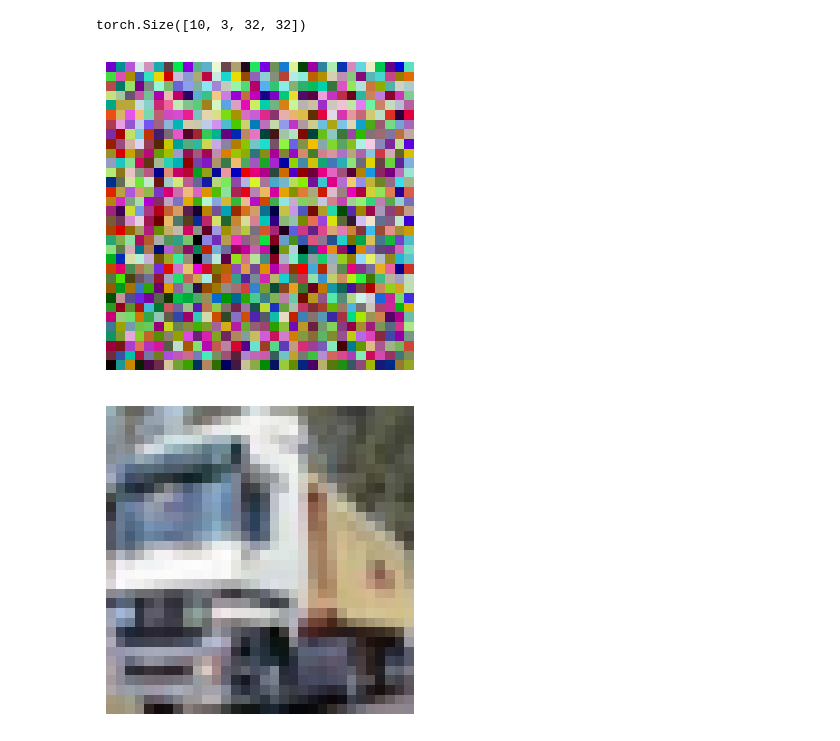
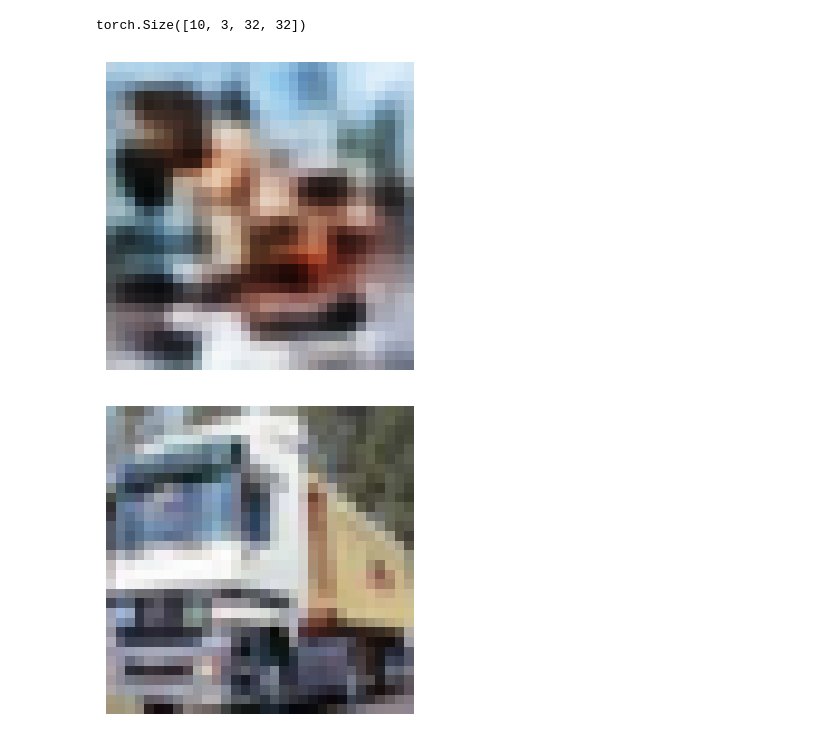
Before and after one commit to azhgh22/Comparative-analysis-of-Generative-models-on-CIFAR-10, a Jupyter notebook: experiments/train_vae.ipynb, the cells around one changed output. Saved outputs shown, nothing was run; the diff lists cells and outputs as text; code cells hidden in the pictures.

```diff
--- a/experiments/train_vae.ipynb
+++ b/experiments/train_vae.ipynb
@@ -86,6 +86,6 @@ def show_img(img):
 # **Train VaeGan**
 # %%
 %%capture
-model = VAEGAN().to(device)
+model = MMDVAE(beta=100.0, mmd_type=1).to(device)
 model.apply(WeightsInitializer())
 # %%
@@ -122,11 +100,13 @@ images = vae_sample(model.decoder,10)
+# %%
+images = model.sample(16)
 # %%
 images.shape
 # %% [output]
 torch.Size([10, 3, 32, 32])
 # %%
-show_img(images[0])
+show_img(images[2])
 # %% [output]
-[figure, old version]
+[figure, new version]
 # %%
 train_dataset = train_loader.dataset
 img = train_dataset[1][0]
```
Also changed, not shown: parts of 7 cells of this notebook.
